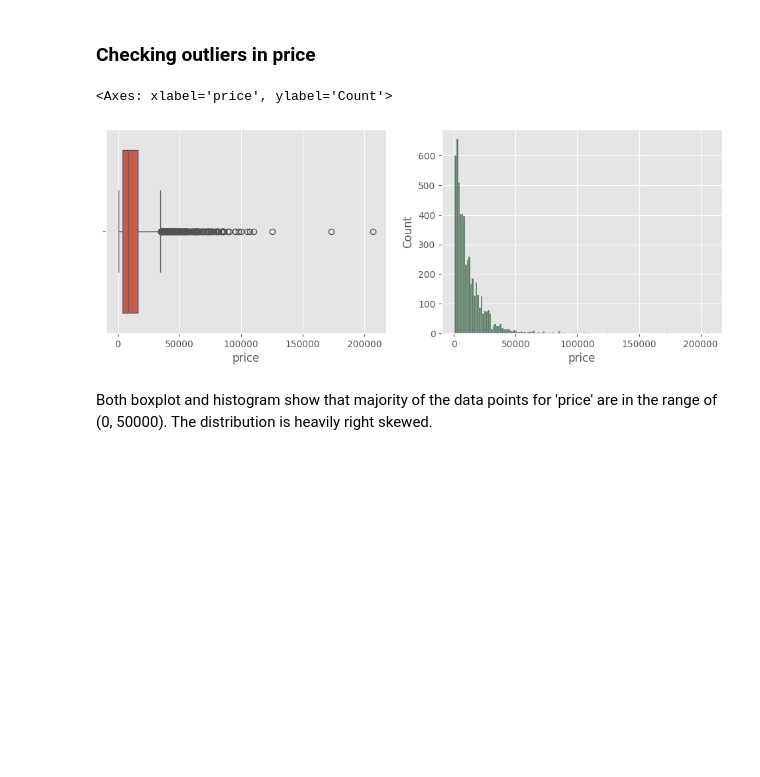
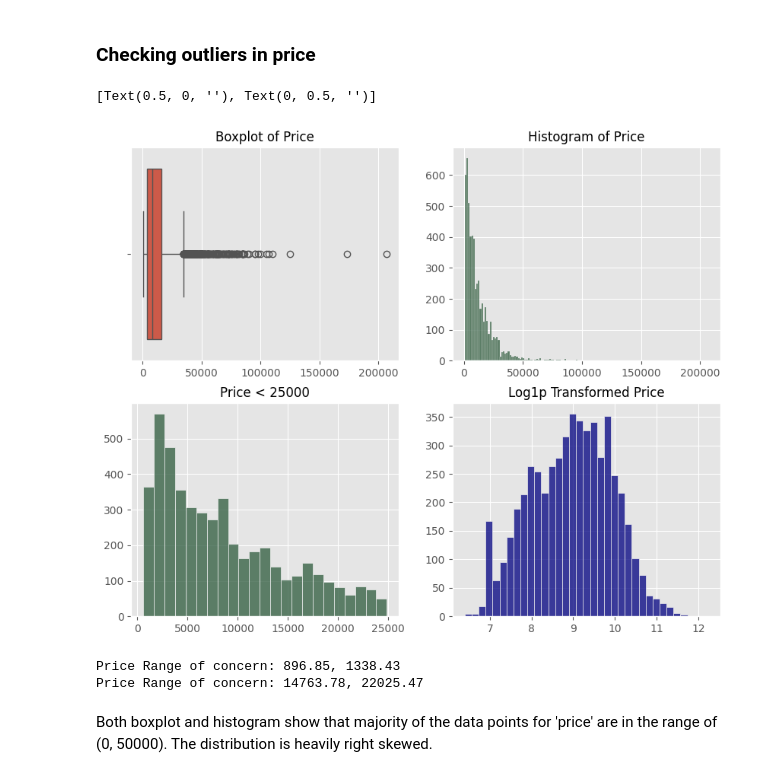
Before and after one commit to abhaykukade/Car-Price-Prediction, a Jupyter notebook: model_evaluation_v2.ipynb, the cells around one changed output. Cells and saved outputs as stored; diff of their text form; code cells hidden in the pictures; blank space fills up the shorter version.

Commit message:
analyze model perf across price ranges

```diff
--- a/model_evaluation_v2.ipynb
+++ b/model_evaluation_v2.ipynb
@@ -135,12 +131,33 @@ train_df.shape
 ### Checking outliers in price
 # %%
 plt.style.use('ggplot')
-fig, axes = plt.subplots(1, 2, figsize=(12, 4))
-sns.boxplot(data=train_df, x='price', ax=axes[0])
-sns.histplot(data=train_df, x='price', color='#2D5A3CFF', ax=axes[1])
+fig, axes = plt.subplots(2, 2, figsize=(10, 8))
+
+sns.boxplot(data=train_df, x='price', ax=axes[0,0])
+axes[0, 0].set_title('Boxplot of Price', fontsize=12)
+axes[0, 0].set(xlabel=None, ylabel=None)
+
+sns.histplot(data=train_df, x='price', color='#2D5A3CFF', ax=axes[0, 1])
+axes[0, 1].set_title('Histogram of Price', fontsize=12)
+axes[0, 1].set(xlabel=None, ylabel=None)
+
+sns.histplot(data=train_df[train_df['price'] < 25000], x='price', color='#2D5A3CFF', ax=axes[1,0])
+axes[1, 0].set_title('Price < 25000', fontsize=12)
+axes[1, 0].set(xlabel=None, ylabel=None)
+
+log_price = np.log1p(train_df[['price']])
+sns.histplot(data=log_price, x='price', color='navy', ax=axes[1, 1])
+axes[1, 1].set_title('Log1p Transformed Price', fontsize=12)
+axes[1, 1].set(xlabel=None, ylabel=None)
 # %% [output]
-<Axes: xlabel='price', ylabel='Count'>
+[Text(0.5, 0, ''), Text(0, 0.5, '')]
-[figure, old version]
+[figure, new version]
+# %%
+print(f'Price Range of concern: {np.expm1(6.8):.2f}, {np.expm1(7.2):.2f}')
+print(f'Price Range of concern: {np.expm1(9.6):.2f}, {np.expm1(10):.2f}')
+# %% [output]
+Price Range of concern: 896.85, 1338.43
+Price Range of concern: 14763.78, 22025.47
 # %% [markdown]
 Both boxplot and histogram show that majority of the data points for 'price' are in the range of (0, 50000). The distribution is heavily right skewed.
 # %%
```
Also changed, not shown: parts of 21 cells of this notebook.
